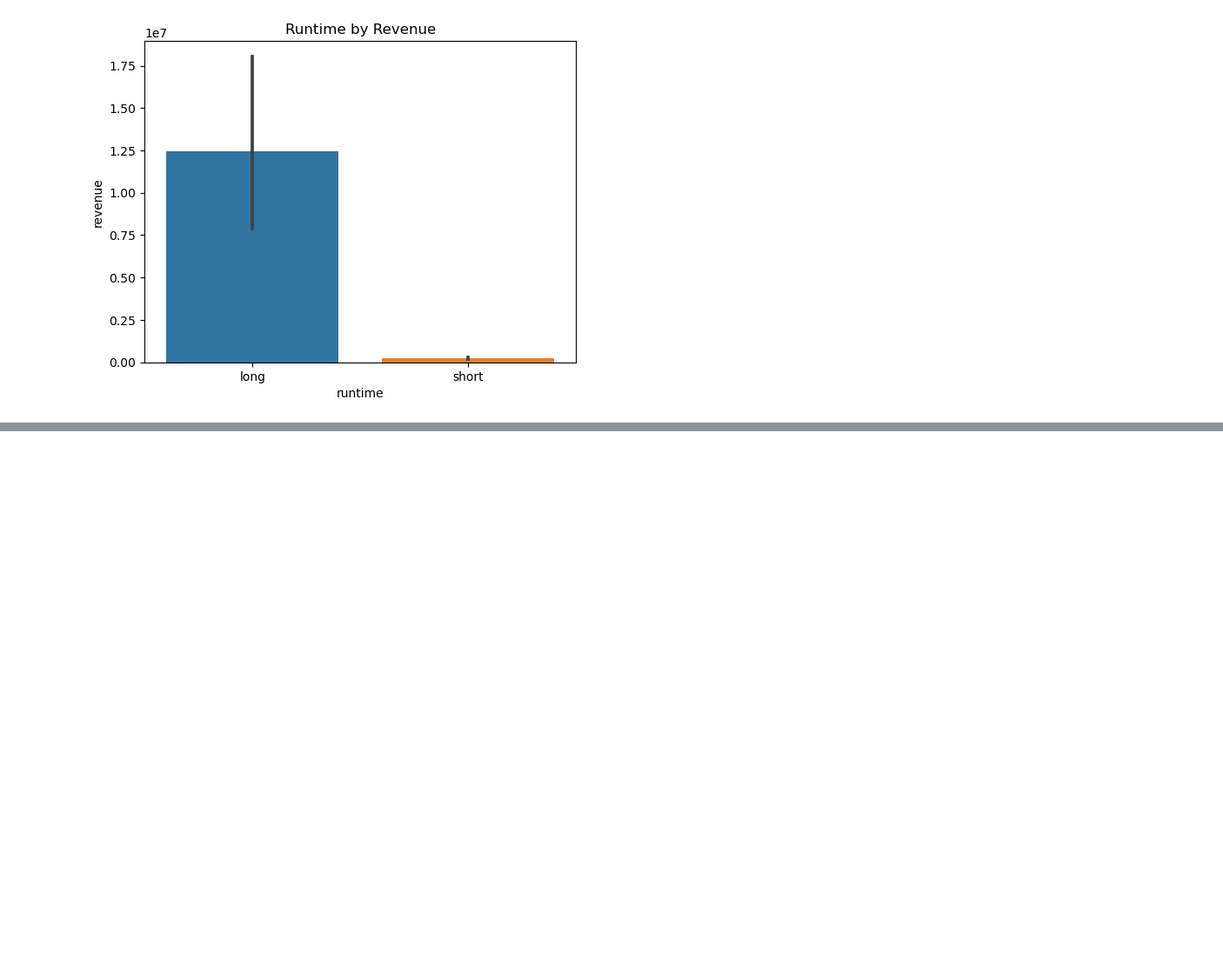
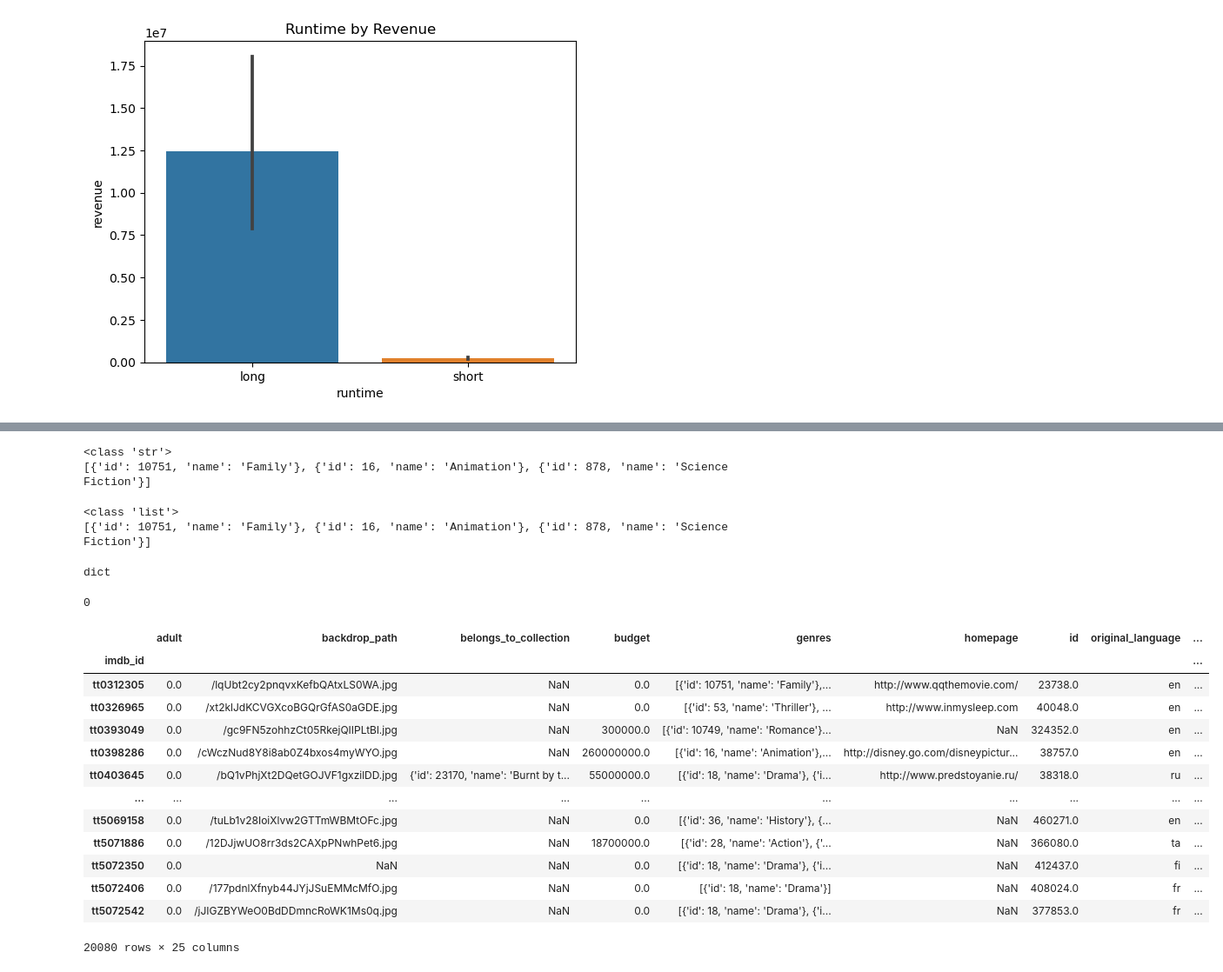
Before and after one commit to jonnunez92/IMDB-MySQL, a Jupyter notebook: IMDB - Part 4_Hypothesis Testing - Jonathan Nunez.ipynb, the cells around one changed output, grey strips where cells are left out. Shown at 87% size. Saved outputs shown, nothing was run; the diff lists cells and outputs as text; code cells hidden in the pictures; blank space fills up the shorter version.

```diff
--- a/IMDB - Part 4_Hypothesis Testing - Jonathan Nunez.ipynb
+++ b/IMDB - Part 4_Hypothesis Testing - Jonathan Nunez.ipynb
@@ -692,0 +678,2 @@ ax.set_title('Runtime by Revenue');
+# %%
+df_q3 = df_combined.copy()
@@ -692,0 +702,43 @@ ax.set_title('Runtime by Revenue');
+# %%
+print(type(df_q3['genres'][0]))
+print(df_q3['genres'][0])
+# %% [output]
+<class 'str'>
+[{'id': 10751, 'name': 'Family'}, {'id': 16, 'name': 'Animation'}, {'id': 878, 'name': 'Science Fiction'}]
+# %%
+## use .str.replace to replace all single quotes
+df_q3['genres'] = df_q3['genres'].str.replace("'",'"')
+## Apply the json.loads to the full column
+df_q3['genres'] = df_q3['genres'].apply(json.loads)
+# %%
+print(type(df_q3['genres'][0]))
+print(df_q3['genres'][0])
+# %% [output]
+<class 'list'>
+[{'id': 10751, 'name': 'Family'}, {'id': 16, 'name': 'Animation'}, {'id': 878, 'name': 'Science Fiction'}]
+# %%
+type(df_q3['genres'][0][0])
+# %% [output]
+dict
+# %%
+len(df_q3.loc['tt0331312', 'genres'])
+# %% [output]
+0
+# %%
+df_q3 = df_q3[df_q3['genres'].map(lambda d: len(d)) > 0]
+df_q3
+# %% [output]
+|  | adult | backdrop_path | belongs_to_collection | budget | genres | homepage | id | original_language | ... |
+| imdb_id |  |  |  |  |  |  |  |  | ... |
+| tt0312305 | 0.0 | /lqUbt2cy2pnqvxKefbQAtxLS0WA.jpg | NaN | 0.0 | [{'id': 10751, 'name': 'Family'},... | http://www.qqthemovie.com/ | 23738.0 | en | ... |
+| tt0326965 | 0.0 | /xt2klJdKCVGXcoBGQrGfAS0aGDE.jpg | NaN | 0.0 | [{'id': 53, 'name': 'Thriller'}, ... | http://www.inmysleep.com | 40048.0 | en | ... |
+| tt0393049 | 0.0 | /gc9FN5zohhzCt05RkejQIIPLtBl.jpg | NaN | 300000.0 | [{'id': 10749, 'name': 'Romance'}... | NaN | 324352.0 | en | ... |
+| tt0398286 | 0.0 | /cWczNud8Y8i8ab0Z4bxos4myWYO.jpg | NaN | 260000000.0 | [{'id': 16, 'name': 'Animation'},... | http://disney.go.com/disneypictur... | 38757.0 | en | ... |
+| tt0403645 | 0.0 | /bQ1vPhjXt2DQetGOJVF1gxzilDD.jpg | {'id': 23170, 'name': 'Burnt by t... | 55000000.0 | [{'id': 18, 'name': 'Drama'}, {'i... | http://www.predstoyanie.ru/ | 38318.0 | ru | ... |
+| ... | ... | ... | ... | ... | ... | ... | ... | ... | ... |
+| tt5069158 | 0.0 | /tuLb1v28IoiXlvw2GTTmWBMtOFc.jpg | NaN | 0.0 | [{'id': 36, 'name': 'History'}, {... | NaN | 460271.0 | en | ... |
+| tt5071886 | 0.0 | /12DJjwUO8rr3ds2CAXpPNwhPet6.jpg | NaN | 18700000.0 | [{'id': 28, 'name': 'Action'}, {'... | NaN | 366080.0 | ta | ... |
+| tt5072350 | 0.0 | NaN | NaN | 0.0 | [{'id': 18, 'name': 'Drama'}, {'i... | NaN | 412437.0 | fi | ... |
+| tt5072406 | 0.0 | /177pdnlXfnyb44JYjJSuEMMcMfO.jpg | NaN | 0.0 | [{'id': 18, 'name': 'Drama'}] | NaN | 408024.0 | fr | ... |
+| tt5072542 | 0.0 | /jJIGZBYWeO0BdDDmncRoWK1Ms0q.jpg | NaN | 0.0 | [{'id': 18, 'name': 'Drama'}, {'i... | NaN | 377853.0 | fr | ... |
+20080 rows × 25 columns
```
Also changed, not shown: parts of 15 cells of this notebook.
